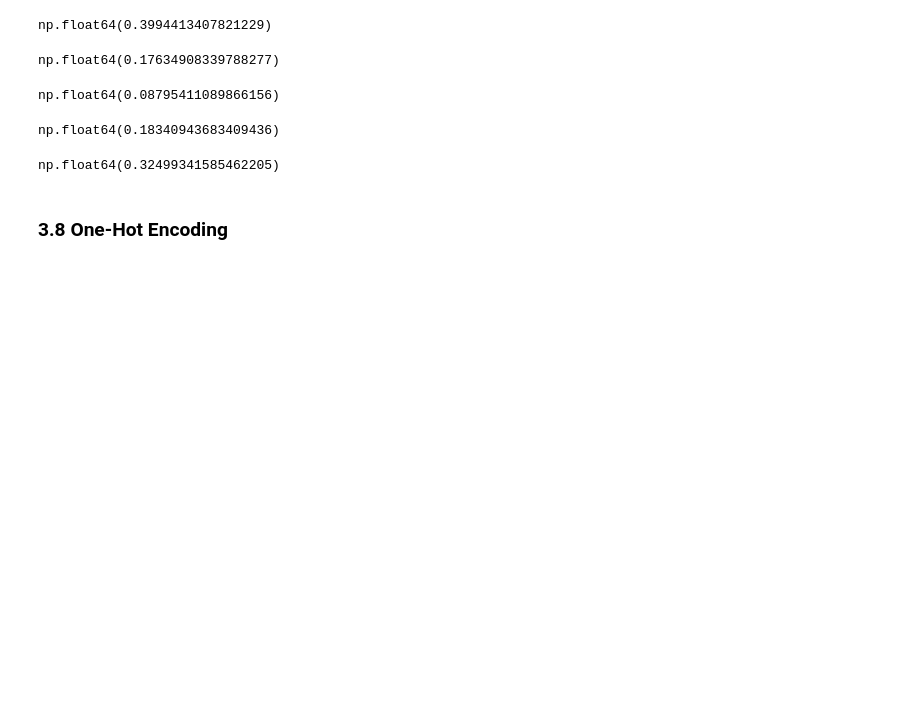
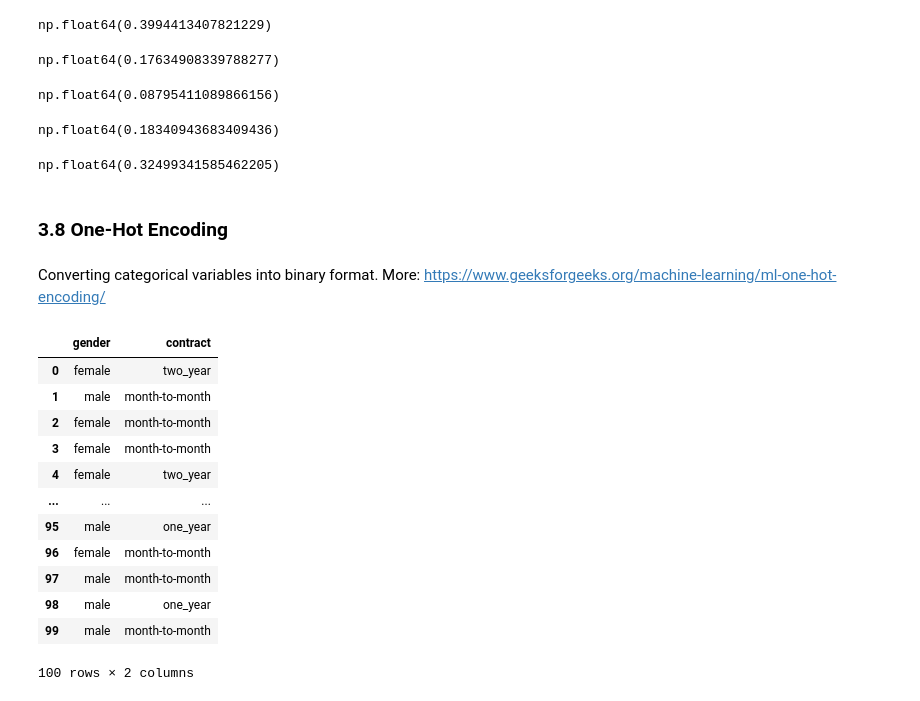
Before and after one commit to dmitrykosintsev/lm-zoomcamp, a Jupyter notebook: 03-classification.ipynb, the cells around one changed output. Cells and saved outputs as stored; diff of their text form; code cells hidden in the pictures; blank space fills up the shorter version.

```diff
--- a/03-classification.ipynb
+++ b/03-classification.ipynb
@@ -181,6 +181,9 @@ len(df_train), len(df_val), len(df_test)
 df_val = df_val.reset_index(drop=True)
 df_train = df_train.reset_index(drop=True)
 df_test = df_test.reset_index(drop=True)
+# %%
+# Clearning some NAs in the dataset
+df_train = df_train.fillna(0)
 # %%
 # Defining what values we need to predict
 y_train = df_train.churn.values
@@ -543,3 +545,5 @@ df_full_train[(df_full_train.monthlycharges > 50)].churn.mean()
 np.float64(0.32499341585462205)
 # %% [markdown]
 ### 3.8 One-Hot Encoding
+# %% [markdown]
+Converting categorical variables into binary format. More: https://www.geeksforgeeks.org/machine-learning/ml-one-hot-encoding/
@@ -545,0 +552,17 @@ np.float64(0.32499341585462205)
+# %%
+# Looking at first ten values
+df_train[['gender', 'contract']].iloc[:100]
+# %% [output]
+|  | gender | contract |
+| 0 | female | two_year |
+| 1 | male | month-to-month |
+| 2 | female | month-to-month |
+| 3 | female | month-to-month |
+| 4 | female | two_year |
+| ... | ... | ... |
+| 95 | male | one_year |
+| 96 | female | month-to-month |
+| 97 | male | month-to-month |
+| 98 | male | one_year |
+| 99 | male | month-to-month |
+100 rows × 2 columns
```
Also changed, not shown: parts of 29 cells of this notebook.
